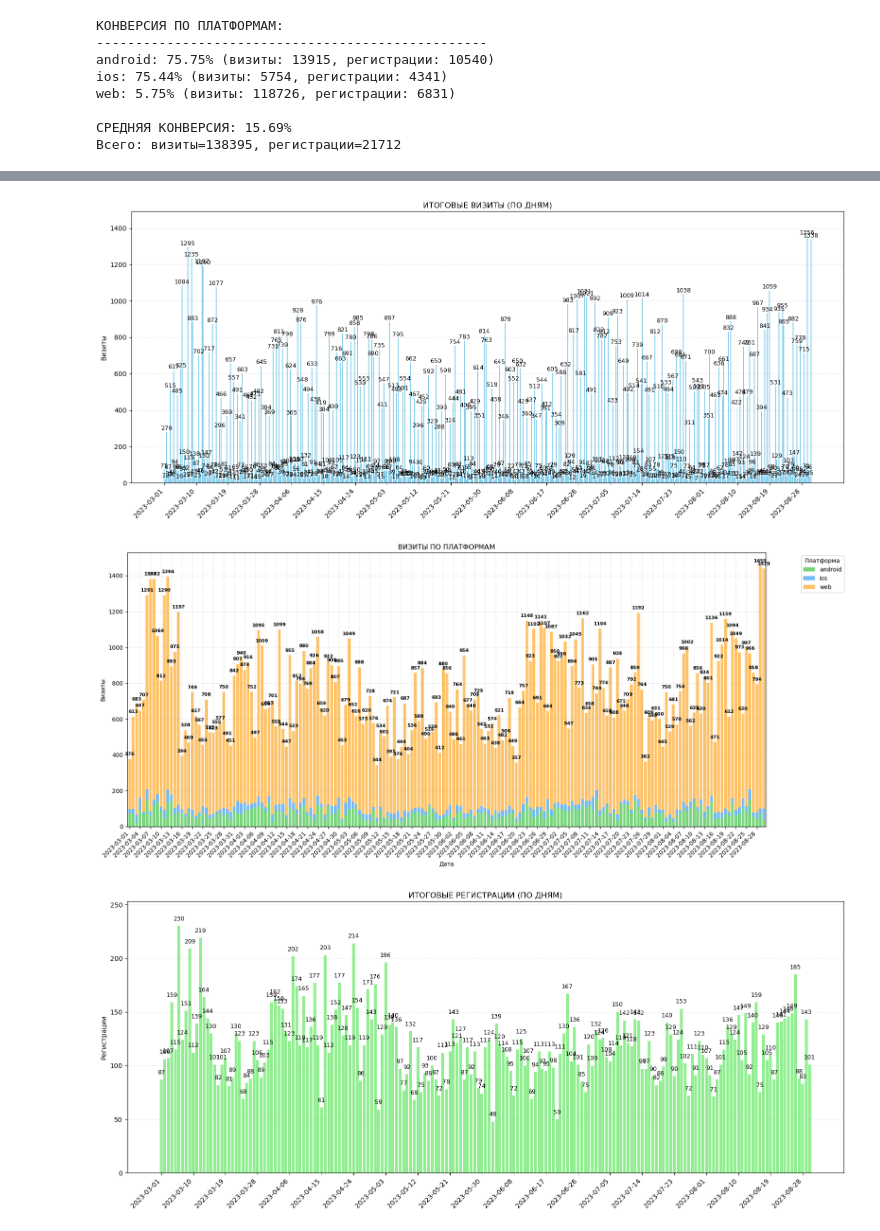
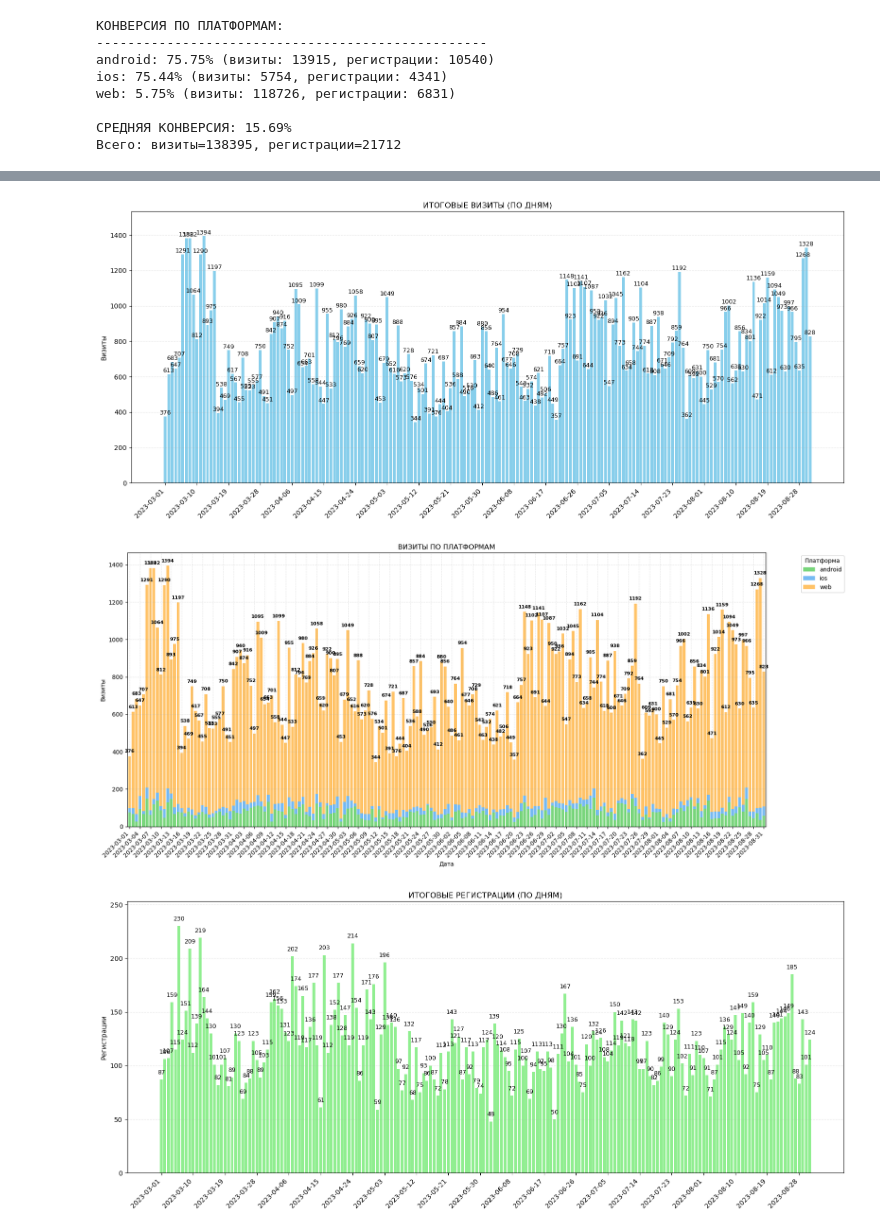
Before and after one commit to EvgenyPerevera/data-analytics-project-100, a Jupyter notebook: charts_project.ipynb, the cells around one changed output, grey strips where cells are left out. Drawn from its saved outputs; the diff is of its cells as text; code cells hidden in the pictures.

```diff
--- a/charts_project.ipynb
+++ b/charts_project.ipynb
@@ -37,7 +37,6 @@ print(f"Папка создана/проверена: {charts_dir}")
 Папка создана/проверена: c:\projects\data-analytics-project-100\charts
 # %%
 # ФУНКЦИЯ ДЛЯ ПОЛУЧЕНИЯ ДАННЫХ ИЗ API
-
 def get_api_data(endpoint, start_date, end_date, base_url="https://data-charts-api.hexlet.app"):
 
     url = f"{base_url}/{endpoint}?begin={start_date}&end={end_date}"
@@ -69,9 +68,9 @@ def get_api_data(endpoint, start_date, end_date, base_url="https://data-charts-a
         print(f"Ошибка при запросе {endpoint}: {e}")
         return None
 
-# Запрос данных за 6 месяцев
-START_DATE = '2023-03-01'
-END_DATE = '2023-08-31'
+# Запрос данных используя переменные окружения
+START_DATE = DATE_BEGIN
+END_DATE = DATE_END
 
 print(f"\nЗагрузка данных за период {START_DATE} - {END_DATE}")
 print("=" * 50)
@@ -86,8 +85,10 @@ if visits_df is not None and not visits_df.empty:
     print("Распределение по платформам:")
     print(visits_df['platform'].value_counts())
 
-    bot_visits = visits_df[visits_df['platform'] == 'bot']
-    human_visits = visits_df[visits_df['platform'] != 'bot']
+    # Исправляем определение ботов - проверяем user_agent
+    bot_mask = visits_df['user_agent'].str.contains('bot', case=False, na=False)
+    bot_visits = visits_df[bot_mask]
+    human_visits = visits_df[~bot_mask]
     print(f"\nВизиты ботов: {len(bot_visits)} ({len(bot_visits)/len(visits_df)*100:.1f}%)")
     print(f"Визиты людей: {len(human_visits)} ({len(human_visits)/len(visits_df)*100:.1f}%)")
 
@@ -121,8 +122,9 @@ Name: count, dtype: int64
 
 if visits_df is not None and not visits_df.empty:
 
-    # Фильтрация ботов
-    human_visits = visits_df[visits_df['platform'] != 'bot']
+    # Фильтрация ботов - ИСПРАВЛЕННО
+    bot_mask = visits_df['user_agent'].str.contains('bot', case=False, na=False)
+    human_visits = visits_df[~bot_mask]
 
     # Используем keep='last' для всех платформ (как в тестах)
     last_visits = human_visits.sort_values('datetime').drop_duplicates('visit_id', keep='last')
@@ -354,13 +342,20 @@ for record in ads_final.head(3).to_dict('records'):
 # ГРАФИК ИТОГОВЫХ ВИЗИТОВ
 
 plt.figure(figsize=(16, 7))
+
+# Создаем временную дату для фильтрации
 ads_final['date_group_dt'] = pd.to_datetime(ads_final['date_group'], unit='ms')
 
 # Фильтруем даты
-start_date = pd.Timestamp('2023-03-01')
-end_date = pd.Timestamp('2023-08-31')
-filtered_data = ads_final[(ads_final['date_group_dt'] >= start_date) &
-                          (ads_final['date_group_dt'] <= end_date)].copy()
+start_date = pd.Timestamp(START_DATE)
+end_date = pd.Timestamp(END_DATE)
+
+# Суммируем визиты по дням (агрегируем по датам)
+daily_visits = ads_final.groupby('date_group_dt')['visits'].sum().reset_index()
+
+# Фильтруем по дате
+filtered_data = daily_visits[(daily_visits['date_group_dt'] >= start_date) &
+                             (daily_visits['date_group_dt'] <= end_date)].copy()
 
 # Сортируем по дате
 filtered_data = filtered_data.sort_values('date_group_dt')
@@ -368,34 +363,34 @@ filtered_data = filtered_data.sort_values('date_group_dt')
 # Форматируем даты для подписей
 dates_formatted = filtered_data['date_group_dt'].dt.strftime('%Y-%m-%d')
 
 # Строим столбчатую диаграмму
 bars = plt.bar(range(len(filtered_data)), filtered_data['visits'], color='skyblue')
 
 # Добавляем значения над столбцами
 for bar in bars:
     plt.text(bar.get_x() + bar.get_width()/2., bar.get_height() + 10,
              f'{int(bar.get_height())}', ha='center', fontsize=9)
 
 plt.title('ИТОГОВЫЕ ВИЗИТЫ (ПО ДНЯМ)')
 plt.ylabel('Визиты')
 
 # Настройка осей
 step = max(1, len(filtered_data) // 20)  # Примерно 20 меток
 xticks_positions = list(range(0, len(filtered_data), step))
 xticks_labels = [dates_formatted.iloc[i] for i in xticks_positions]
 plt.xticks(xticks_positions, xticks_labels, rotation=45, ha='right')
 plt.ylim(0, filtered_data['visits'].max() * 1.1)
 
 # Добавляем сетку
 plt.grid(True, axis='y', alpha=0.3, linestyle='--')
 
 plt.tight_layout()
 
 # Сохраняем и показываем график
 plt.savefig(charts_dir / 'total_visits.png', dpi=300, bbox_inches='tight')
 plt.show()
 # %% [output]
-[figure, old version]
+[figure, new version]
 # %%
 # ГРАФИК ВИЗИТОВ ПО ПЛАТФОРМАМ
 
@@ -405,6 +400,11 @@ fig, ax = plt.subplots(figsize=(18, 8))
 visits_pivot = visits_grouped.pivot(index='date_group', columns='platform', values='visits').fillna(0)
 visits_pivot.index = pd.to_datetime(visits_pivot.index)
 visits_pivot = visits_pivot.sort_index()
+
+# ФИЛЬТРАЦИЯ ПО ДАТЕ - ДОБАВЛЕНО
+start_date = pd.Timestamp(START_DATE)
+end_date = pd.Timestamp(END_DATE)
+visits_pivot = visits_pivot[(visits_pivot.index >= start_date) & (visits_pivot.index <= end_date)]
 
 # Строим столбчатую диаграмму
 bars = visits_pivot[['android', 'ios', 'web']].plot(kind='bar', stacked=True,
@@ -447,7 +447,7 @@ fig.tight_layout()
 plt.savefig(charts_dir / 'total_visits_by_platform.png', dpi=300, bbox_inches='tight')
 plt.show()
 # %% [output]
-[figure, old version]
+[figure, new version]
 # %%
 # ГРАФИК ИТОГОВЫХ РЕГИСТРАЦИЙ
 
```
Also changed, not shown: parts of 10 cells of this notebook, 10 other files.
